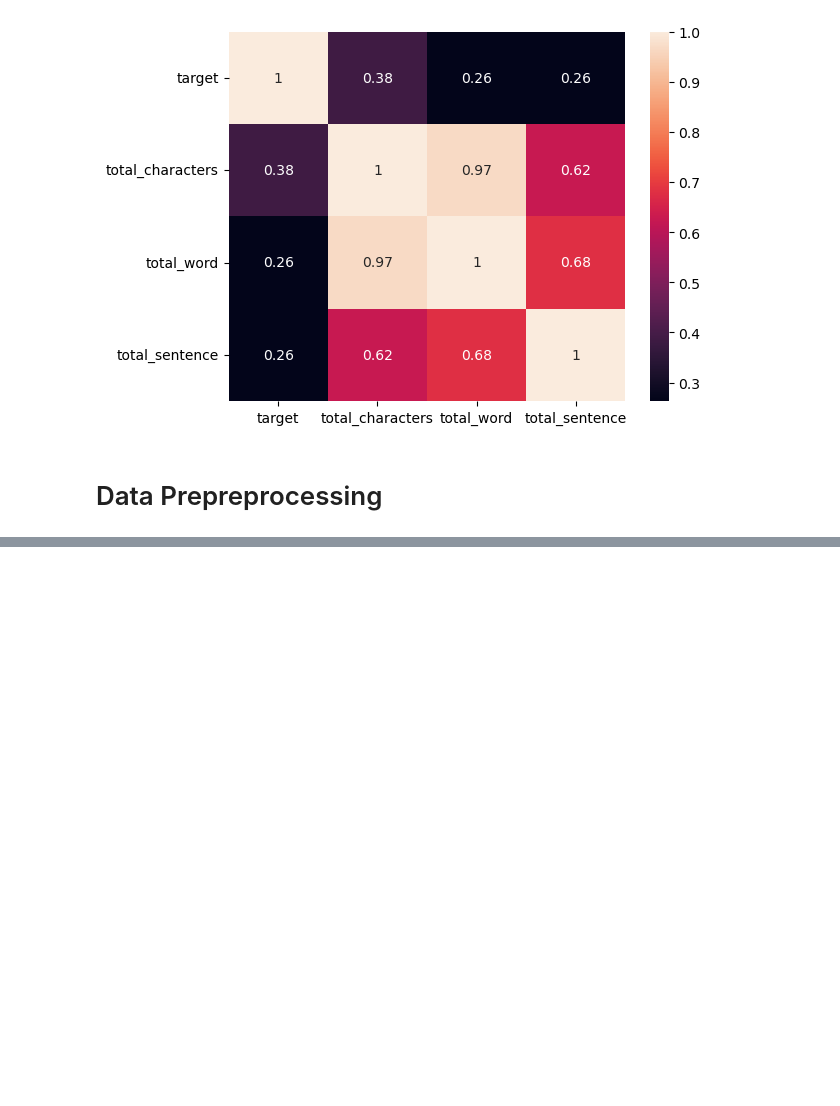
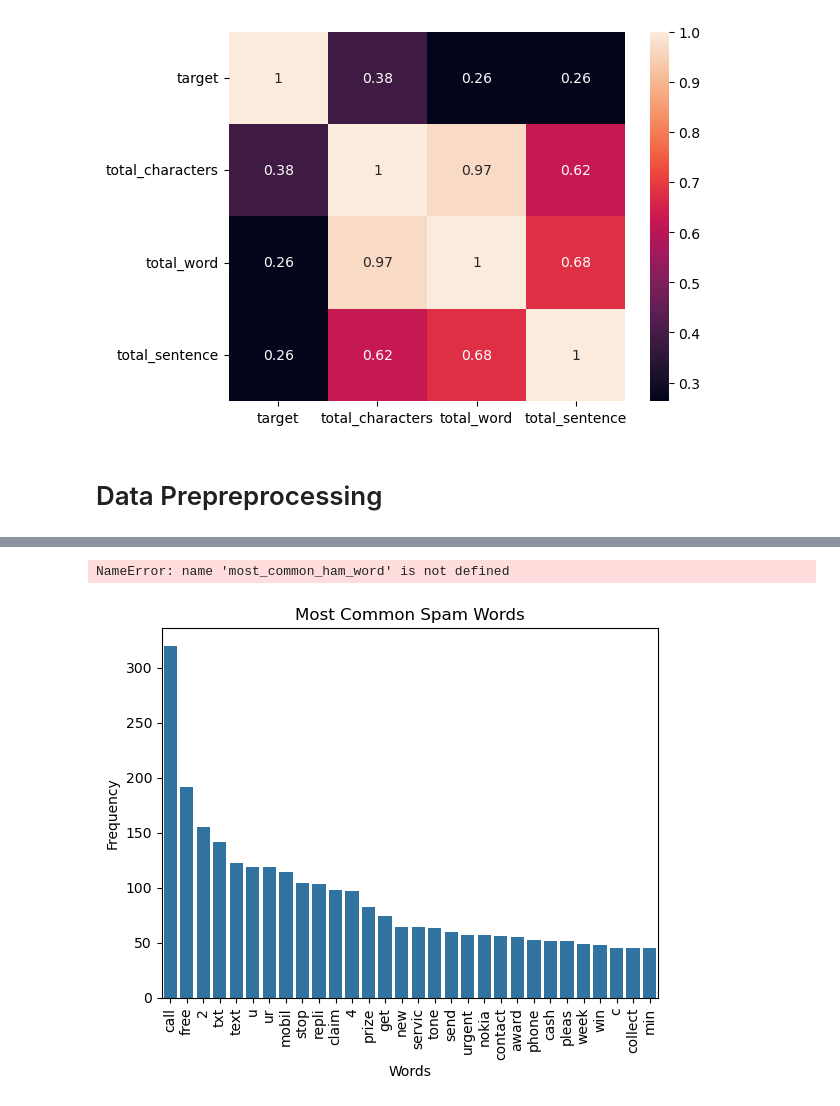
Before and after one commit to milanrai14/sms-spam-detection, a Jupyter notebook: notebook/sms_spam_detection.ipynb, the cells around one changed output, grey strips where cells are left out. Cells and saved outputs as stored; diff of their text form; code cells hidden in the pictures; blank space fills up the shorter version.

```diff
--- a/notebook/sms_spam_detection.ipynb
+++ b/notebook/sms_spam_detection.ipynb
@@ -338,0 +580,17 @@ transform_text('Hi hello')
+# %%
+df_most_ham_word = pd.DataFrame(most_common_ham_word, columns=['word', 'count'])
+# %% [output]
+NameError: name 'most_common_ham_word' is not defined
+# %%
+sns.barplot(
+    data=df_most_ham_word,
+    x='word',
+    y='count'
+)
+plt.xticks(rotation=90)
+plt.xlabel('Words')
+plt.ylabel('Frequency')
+plt.title('Most Common Spam Words')
+plt.show()
+# %% [output]
+[figure, added]
```
Also changed, not shown: parts of 25 cells of this notebook.
